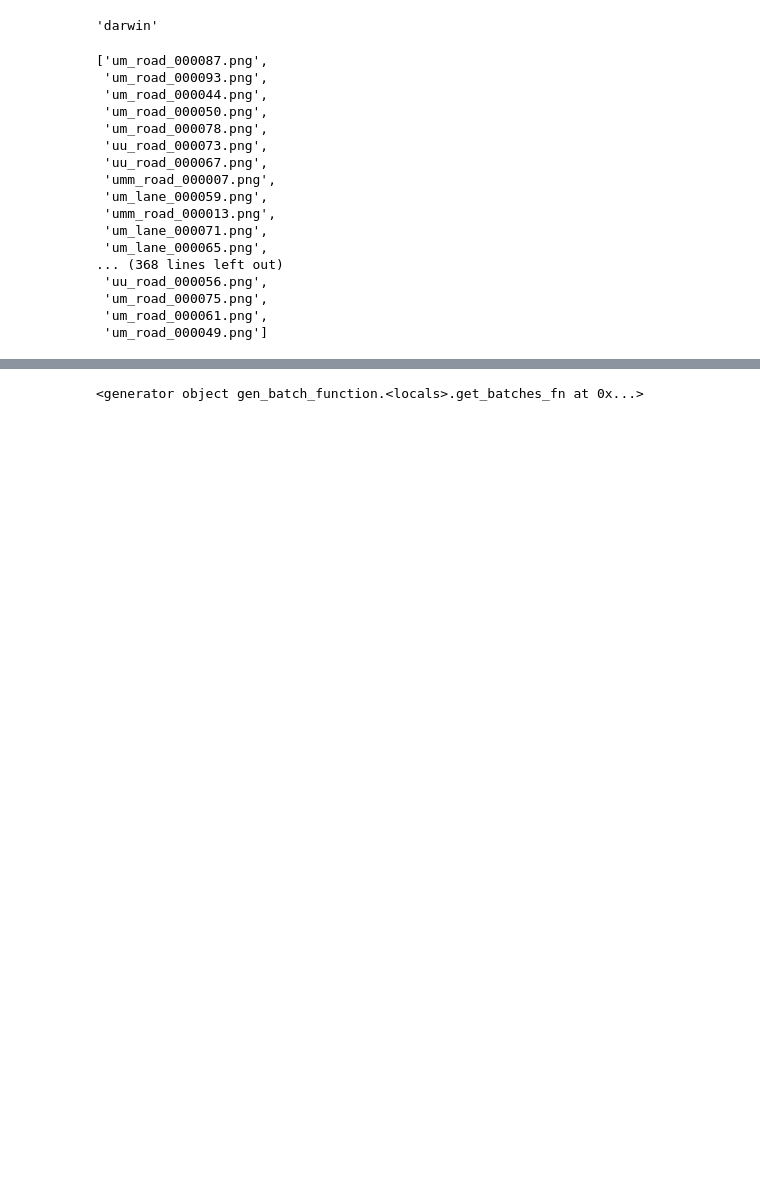
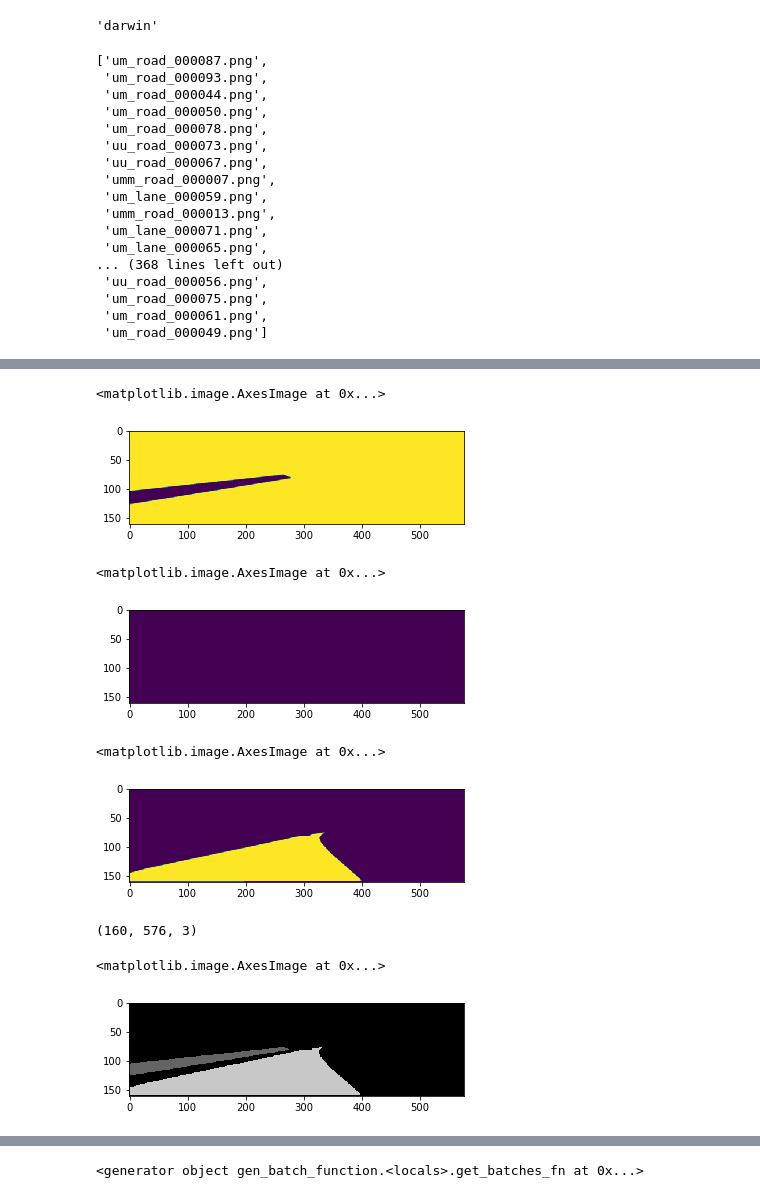
Before and after one commit to JLee21/Semantic-Segmentation, a Jupyter notebook: foo.ipynb, the cells around one changed output, grey strips where cells are left out. Drawn from its saved outputs; the diff is of its cells as text; code cells hidden in the pictures; blank space fills up the shorter version.

```diff
--- a/foo.ipynb
+++ b/foo.ipynb
@@ -55,0 +68,34 @@ data_folder = config.path_train_images
+# %%
+i = gty[:,:,0]
+j = gty[:,:,1]
+k = gty[:,:,2]
+gt = np.zeros_like(gty)
+
+color_no_road = (255, 0, 0)
+color_side_road = (0, 0, 0)
+color_ego_road = (255, 0, 255)
+
+plt.imshow(i); plt.show()
+plt.imshow(j); plt.show()
+plt.imshow(k); plt.show()
+
+no_road_ix = np.all(gty == color_no_road, axis=2)
+gt[no_road_ix] = 0
+side_road_ix = np.all(gty == side_road_color, axis=2)
+gt[side_road_ix] = 100
+ego_road_ix = np.all(gty == color_ego_road, axis=2)
+gt[ego_road_ix] = 200
+
+gt.shape
+
+plt.imshow(gt)
+# %% [output]
+<matplotlib.image.AxesImage at 0x...>
+[figure, added]
+<matplotlib.image.AxesImage at 0x...>
+[figure, added]
+<matplotlib.image.AxesImage at 0x...>
+[figure, added]
+(160, 576, 3)
+<matplotlib.image.AxesImage at 0x...>
+[figure, added]
```
Also changed, not shown: parts of 19 cells of this notebook, 3 other files.
